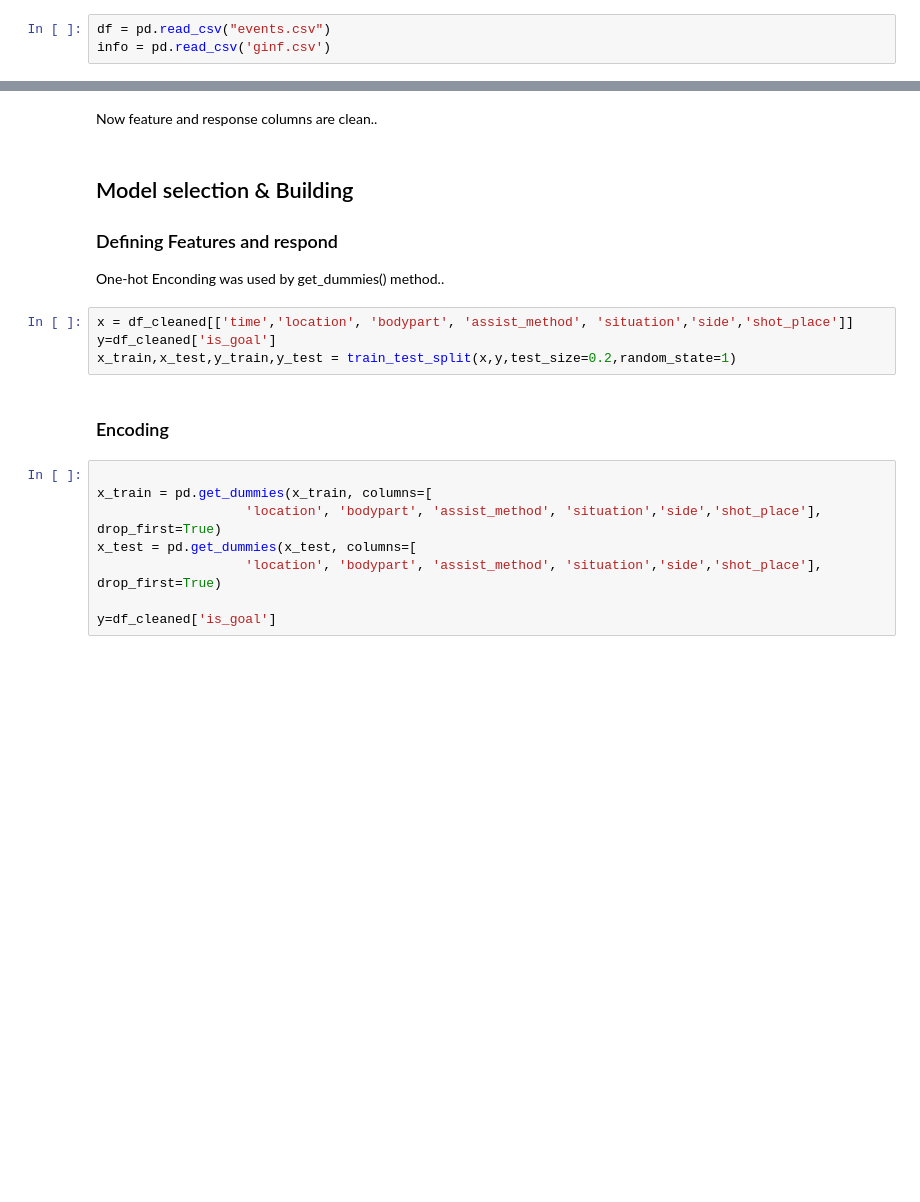
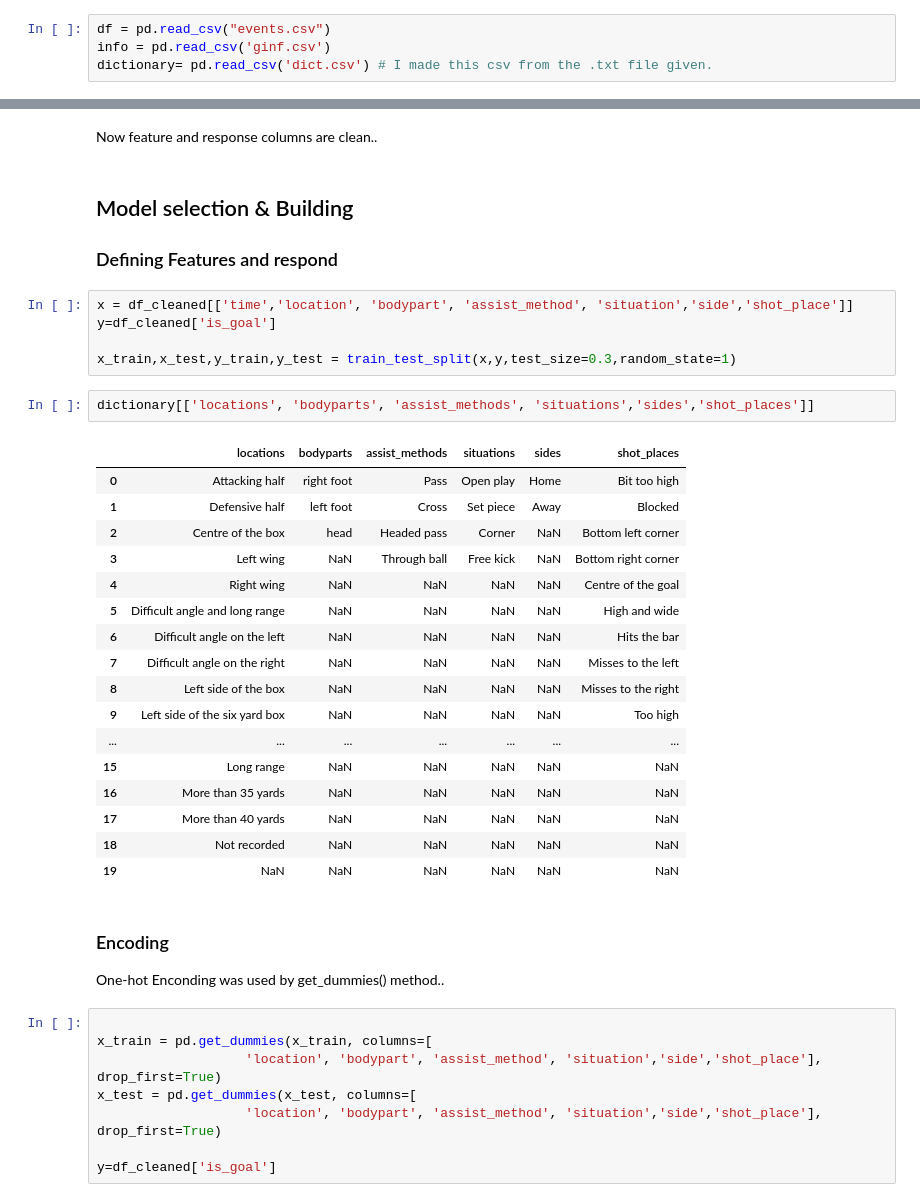
Before and after one commit to omar-alkc/Football_events_project, a Jupyter notebook: Football_events_v2.ipynb, the cells around one changed output, grey strips where cells are left out. Drawn from its saved outputs; the diff is of its cells as text; blank space fills up the shorter version.

```diff
--- a/Football_events_v2.ipynb
+++ b/Football_events_v2.ipynb
@@ -27,6 +27,7 @@ from sklearn.ensemble import GradientBoostingClassifier ,RandomForestClassifier
 # %%
 df = pd.read_csv("events.csv")
 info = pd.read_csv('ginf.csv')
+dictionary= pd.read_csv('dict.csv') # I made this csv from the .txt file given.
 # %%
 df.head(20)
 # %% [output]
@@ -359,17 +360,37 @@ dtypes: float64(4), int64(5), object(1)
 memory usage: 19.1+ MB
 # %% [markdown]
 Now feature and response columns are clean..
+# %% [markdown]
+## Model selection & Building
+### Defining Features and respond
+# %%
+x = df_cleaned[['time','location', 'bodypart', 'assist_method', 'situation','side','shot_place']]
+y=df_cleaned['is_goal']
+
+x_train,x_test,y_train,y_test = train_test_split(x,y,test_size=0.3,random_state=1)
+# %%
+dictionary[['locations', 'bodyparts', 'assist_methods', 'situations','sides','shot_places']]
+# %% [output]
+|  | locations | bodyparts | assist_methods | situations | sides | shot_places |
+| 0 | Attacking half | right foot | Pass | Open play | Home | Bit too high |
+| 1 | Defensive half | left foot | Cross | Set piece | Away | Blocked |
+| 2 | Centre of the box | head | Headed pass | Corner | NaN | Bottom left corner |
+| 3 | Left wing | NaN | Through ball | Free kick | NaN | Bottom right corner |
+| 4 | Right wing | NaN | NaN | NaN | NaN | Centre of the goal |
+| 5 | Difficult angle and long range | NaN | NaN | NaN | NaN | High and wide |
+| 6 | Difficult angle on the left | NaN | NaN | NaN | NaN | Hits the bar |
+| 7 | Difficult angle on the right | NaN | NaN | NaN | NaN | Misses to the left |
+| 8 | Left side of the box | NaN | NaN | NaN | NaN | Misses to the right |
+| 9 | Left side of the six yard box | NaN | NaN | NaN | NaN | Too high |
+| ... | ... | ... | ... | ... | ... | ... |
+| 15 | Long range | NaN | NaN | NaN | NaN | NaN |
+| 16 | More than 35 yards | NaN | NaN | NaN | NaN | NaN |
+| 17 | More than 40 yards | NaN | NaN | NaN | NaN | NaN |
+| 18 | Not recorded | NaN | NaN | NaN | NaN | NaN |
+| 19 | NaN | NaN | NaN | NaN | NaN | NaN |
 # %% [markdown]
-## Model selection & Building
-### Defining Features and respond
-
+### Encoding
 One-hot Enconding was used by get_dummies() method..
-# %%
-x = df_cleaned[['time','location', 'bodypart', 'assist_method', 'situation','side','shot_place']]
-y=df_cleaned['is_goal']
-x_train,x_test,y_train,y_test = train_test_split(x,y,test_size=0.2,random_state=1)
-# %% [markdown]
-### Encoding
 # %%
 
 x_train = pd.get_dummies(x_train, columns=[
```
Also changed, not shown: parts of 11 cells of this notebook.
